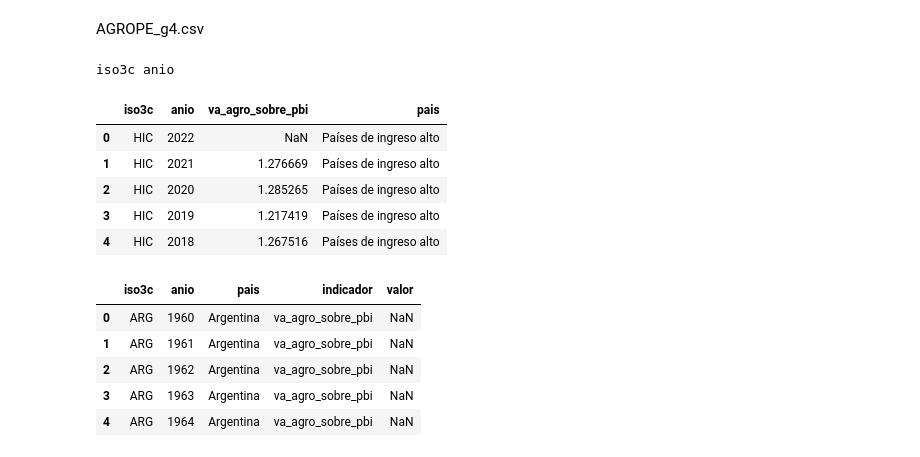
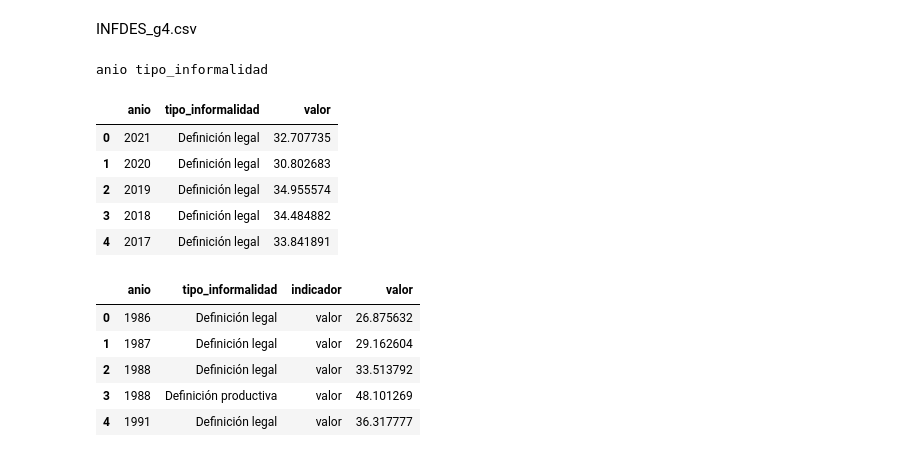
Before and after one commit to Ignacio-Ibarra/argendata-qa, a Jupyter notebook: tools/analysis.ipynb, the cells around one changed output. Cells and saved outputs as stored; diff of their text form; code cells hidden in the pictures.

```diff
--- a/tools/analysis.ipynb
+++ b/tools/analysis.ipynb
@@ -391,7 +403,7 @@ exportar(_df)
 # %% [markdown]
-AGROPE_g4.csv
+INFDES_g4.csv
 # %%
-SUBTOP = 'AGROPE'
+SUBTOP = 'INFDES'
 entrega = 1
 folder = f"../output/{SUBTOP}{entrega}"
 grafico_n = 4
@@ -409,52 +421,52 @@ primary_keys = plantilla_slice.variable_nombre[plantilla_slice.primary_key].uniq
 print(*primary_keys)
 df.head()
 # %% [output]
-iso3c anio
+anio tipo_informalidad
-|  | iso3c | anio | va_agro_sobre_pbi | pais |
-| 0 | HIC | 2022 | NaN | Países de ingreso alto |
-| 1 | HIC | 2021 | 1.276669 | Países de ingreso alto |
-| 2 | HIC | 2020 | 1.285265 | Países de ingreso alto |
-| 3 | HIC | 2019 | 1.217419 | Países de ingreso alto |
-| 4 | HIC | 2018 | 1.267516 | Países de ingreso alto |
+|  | anio | tipo_informalidad | valor |
+| 0 | 2021 | Definición legal | 32.707735 |
+| 1 | 2020 | Definición legal | 30.802683 |
+| 2 | 2019 | Definición legal | 34.955574 |
+| 3 | 2018 | Definición legal | 34.484882 |
+| 4 | 2017 | Definición legal | 33.841891 |
 # %%
 drop = drop_colx
 to_long = wide_to_longx
 renombrar = rename_colsx
 nomenclar_paises = partial(normalize_countriesx, map=pais)
 replace = replace_valuex
 sort = sort_vals_ascx
 exportar = lambda df: exportar_definitivo(archivo=archivo, folder=folder, df=df, nuevo_nombre=None)
 
 
 
 pipeline = chain(
-    nomenclar_paises(code_col='iso3c', new_col=None, desc_col='pais'),
+    # nomenclar_paises(code_col='iso3c', new_col=None, desc_col='pais'),
     # drop(col="countryname"),
-    to_long(primary_keys + ['pais']),
+    to_long(primary_keys, value_name="_valor"),
     sort(primary_keys),
-    # renombrar({'iso3': 'cod_fundar','time':'anio'}),
+    renombrar({'_valor': 'valor'}),
     # replace(col='pov_type', curr_value='with_transfers', new_value='Con transferencias'),
     # replace(col='pov_type', curr_value='without_transfers', new_value='Sin transferencias'),
     # replace(col='pov_type', curr_value='difference', new_value='Diferencia')
     # drop('region_name'),
     # renombrar({'time': 'anio'}),
     # nomenclar_paises(code_col='cod_area', new_col="desc_area"),
     #renombrar({'iso3': 'pais'}),
 
 )
 
 _df = pipeline(df)
 
 diccionario_cambios[archivo] = lista_cambios.copy()
 
 _df.head()
 # %% [output]
-|  | iso3c | anio | pais | indicador | valor |
-| 0 | ARG | 1960 | Argentina | va_agro_sobre_pbi | NaN |
-| 1 | ARG | 1961 | Argentina | va_agro_sobre_pbi | NaN |
-| 2 | ARG | 1962 | Argentina | va_agro_sobre_pbi | NaN |
-| 3 | ARG | 1963 | Argentina | va_agro_sobre_pbi | NaN |
-| 4 | ARG | 1964 | Argentina | va_agro_sobre_pbi | NaN |
+|  | anio | tipo_informalidad | indicador | valor |
+| 0 | 1986 | Definición legal | valor | 26.875632 |
+| 1 | 1987 | Definición legal | valor | 29.162604 |
+| 2 | 1988 | Definición legal | valor | 33.513792 |
+| 3 | 1988 | Definición productiva | valor | 48.101269 |
+| 4 | 1991 | Definición legal | valor | 36.317777 |
 # %%
 diccionario_cambios
 # %% [output]
```
Also changed, not shown: parts of 188 cells of this notebook, 1 other file.
